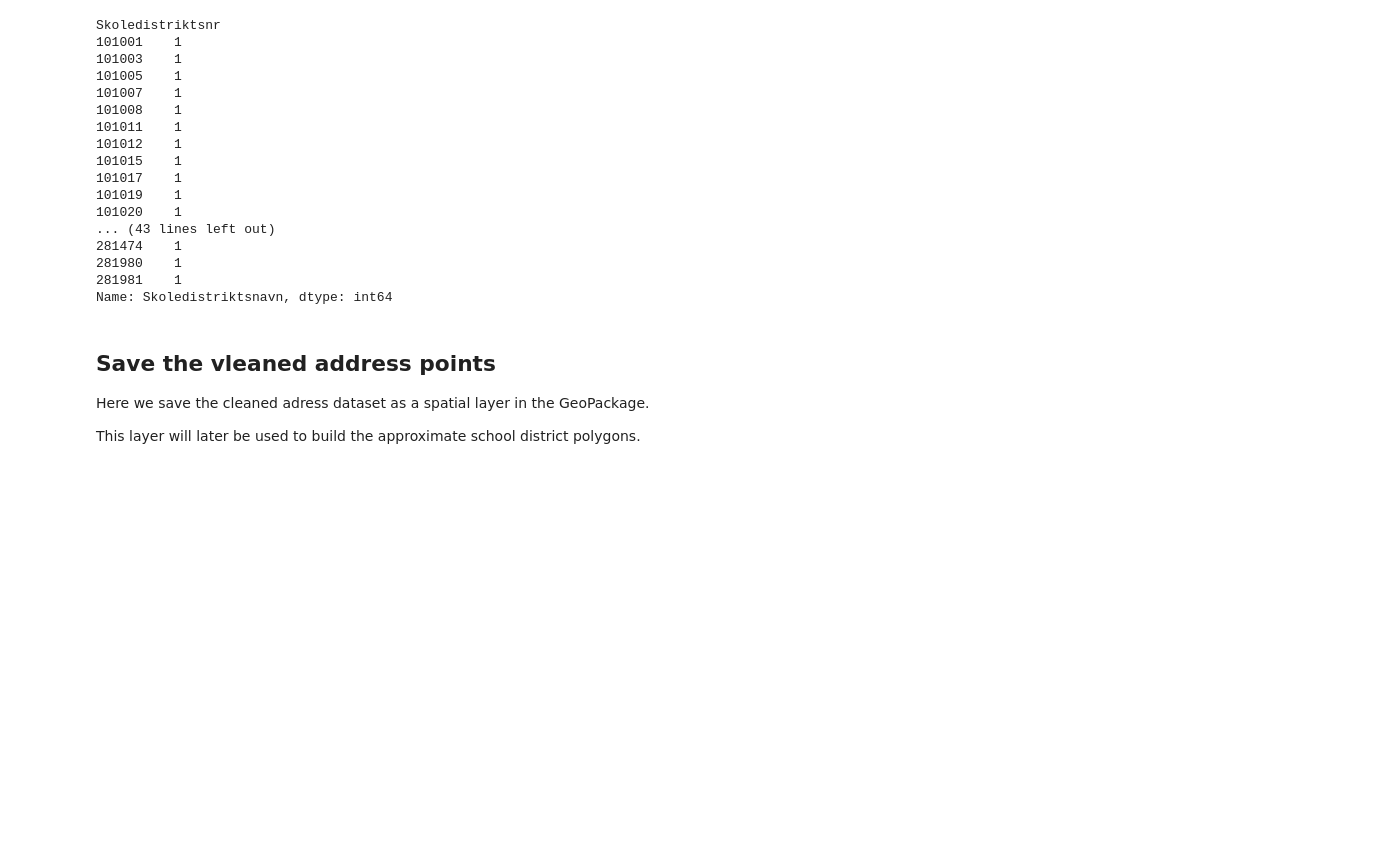
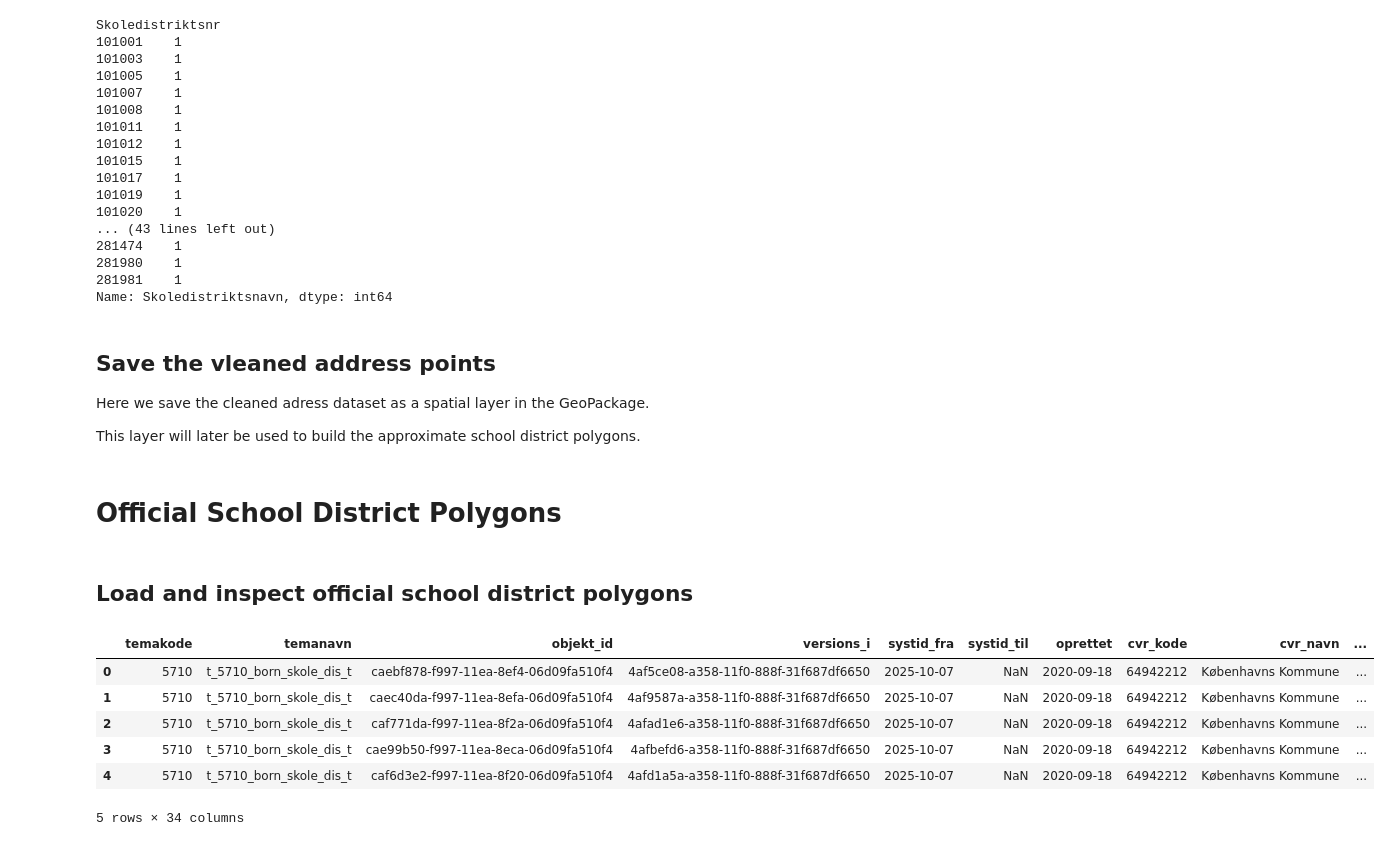
Before and after one commit to peterkriegel/safe-bike-paths-to-school-cph, a Jupyter notebook: notebooks/01_prepare_datasets.ipynb, the cells around one changed output. Cells and saved outputs as stored; diff of their text form; code cells hidden in the pictures; blank space fills up the shorter version.

```diff
--- a/notebooks/01_prepare_datasets.ipynb
+++ b/notebooks/01_prepare_datasets.ipynb
@@ -393,3 +392,21 @@ addresses.to_file(
     layer="district_addresses",
     driver="GPKG"
 )
+# %% [markdown]
+# Official School District Polygons
+# %% [markdown]
+## Load and inspect official school district polygons
+# %%
+districts = gpd.read_file(
+    "../data/raw/skolegrunddistrikt_kk_marts2026/skolegrunddistrikt_kk_marts2026.shp"
+)
+
+districts.head()
+# %% [output]
+|  | temakode | temanavn | objekt_id | versions_i | systid_fra | systid_til | oprettet | cvr_kode | cvr_navn | ... |
+| 0 | 5710 | t_5710_born_skole_dis_t | caebf878-f997-11ea-8ef4-06d09fa510f4 | 4af5ce08-a358-11f0-888f-31f687df6650 | 2025-10-07 | NaN | 2020-09-18 | 64942212 | Københavns Kommune | ... |
+| 1 | 5710 | t_5710_born_skole_dis_t | caec40da-f997-11ea-8efa-06d09fa510f4 | 4af9587a-a358-11f0-888f-31f687df6650 | 2025-10-07 | NaN | 2020-09-18 | 64942212 | Københavns Kommune | ... |
+| 2 | 5710 | t_5710_born_skole_dis_t | caf771da-f997-11ea-8f2a-06d09fa510f4 | 4afad1e6-a358-11f0-888f-31f687df6650 | 2025-10-07 | NaN | 2020-09-18 | 64942212 | Københavns Kommune | ... |
+| 3 | 5710 | t_5710_born_skole_dis_t | cae99b50-f997-11ea-8eca-06d09fa510f4 | 4afbefd6-a358-11f0-888f-31f687df6650 | 2025-10-07 | NaN | 2020-09-18 | 64942212 | Københavns Kommune | ... |
+| 4 | 5710 | t_5710_born_skole_dis_t | caf6d3e2-f997-11ea-8f20-06d09fa510f4 | 4afd1a5a-a358-11f0-888f-31f687df6650 | 2025-10-07 | NaN | 2020-09-18 | 64942212 | Københavns Kommune | ... |
+5 rows × 34 columns
```
Also changed, not shown: parts of 21 cells of this notebook, 1 other file.
